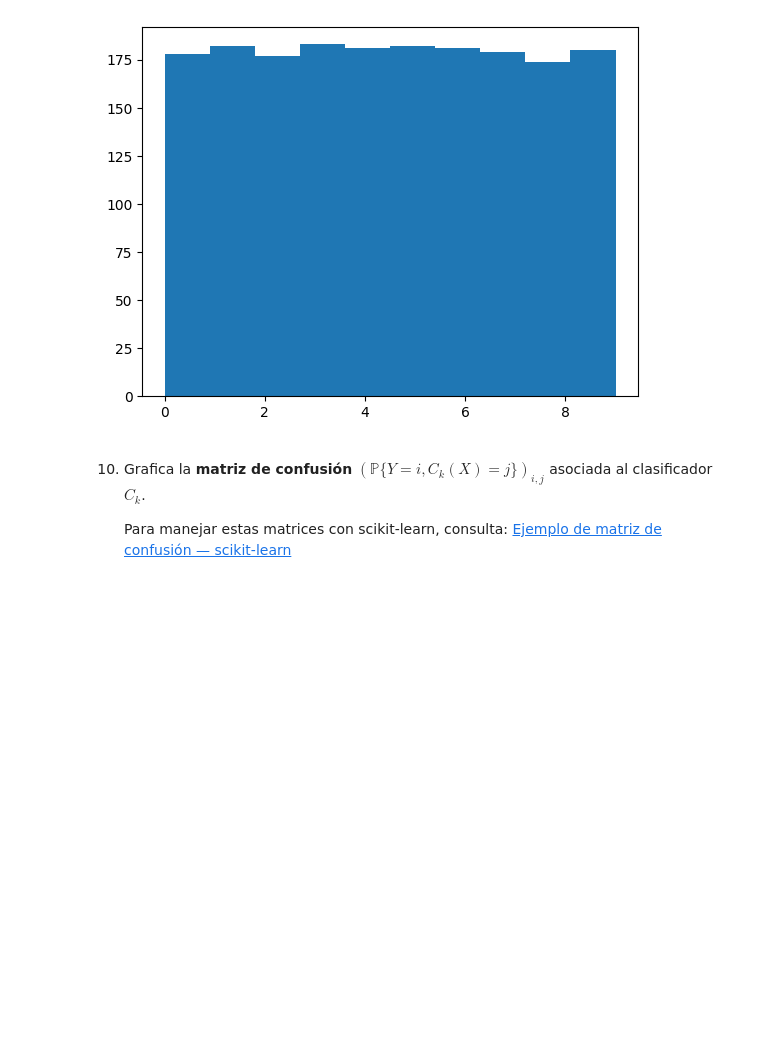
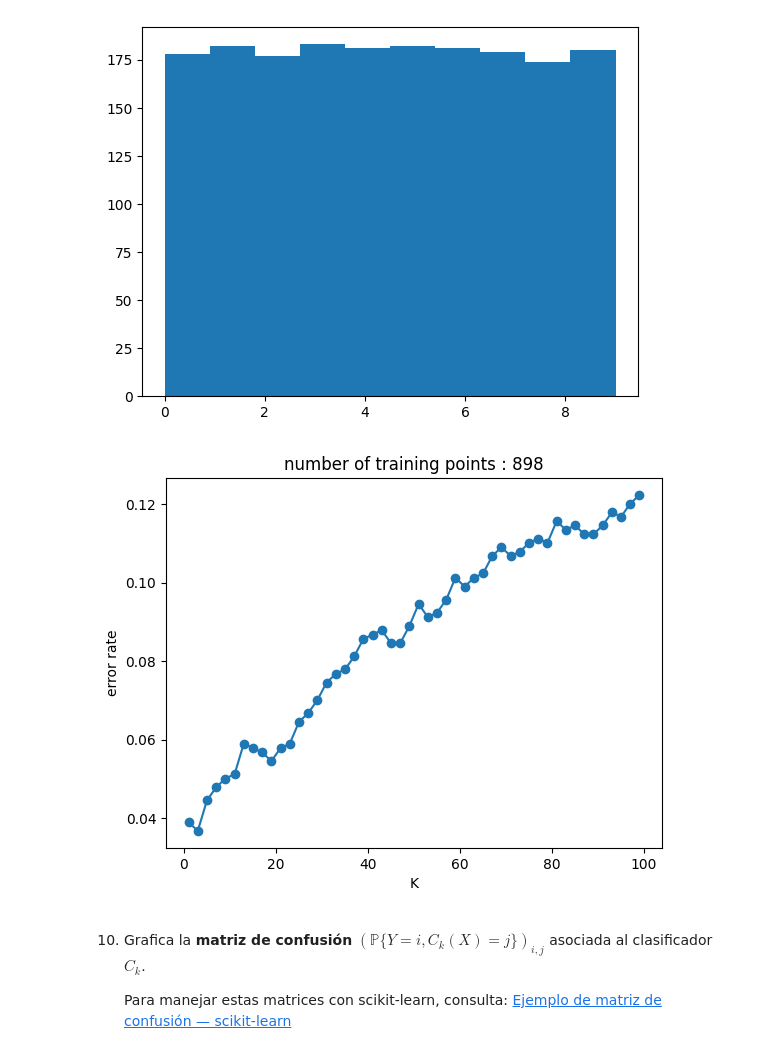
Before and after one commit to SebaSalasLvd/laboratorios-mineria, a Jupyter notebook: lab4/Lab_4.ipynb, the cells around one changed output. Saved outputs shown, nothing was run; the diff lists cells and outputs as text; code cells hidden in the pictures; blank space fills up the shorter version.

Commit message:
fix: P9 done, added errorcurve graph

```diff
--- a/lab4/Lab_4.ipynb
+++ b/lab4/Lab_4.ipynb
@@ -470,8 +470,18 @@ Score : 0.9254727474972191
 [figure]
 [figure]
 # %%
+import matplotlib.pyplot as plt
+
 # TODO : Probar con distintos valores de k y comparar el rendimiento
 # Pueden usar ErrorCurve
+
+k_values = list(range(1, 100, 2))
+curve = ErrorCurve(k_range=k_values)
+curve.fit_curve(X_train, Y_train, X_test, Y_test)
+curve.plot()
+plt.show()
+# %% [output]
+[figure, added]
 # %% [markdown]
 10. Grafica la **matriz de confusión** $\left( \mathbb{P}\{Y = i, C_k(X) = j\} \right)_{i, j}$ asociada al clasificador $C_k$.
 
```
